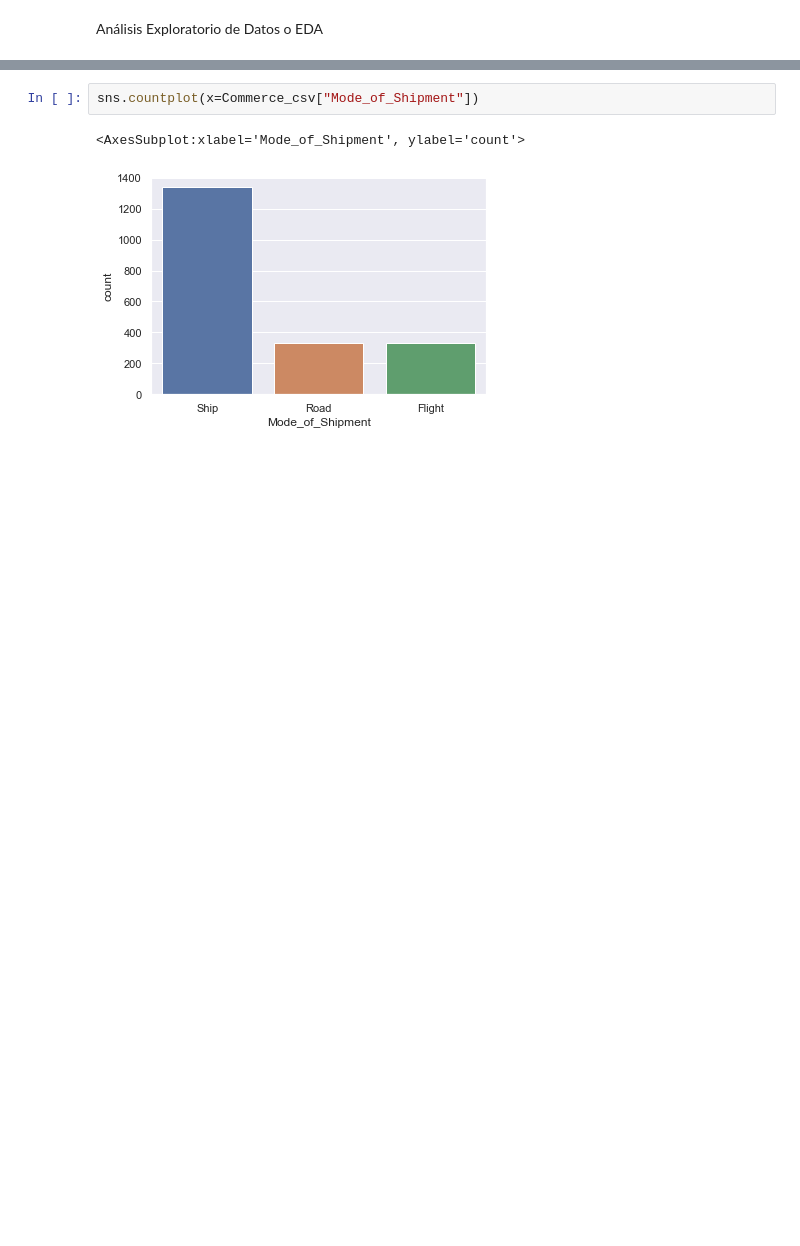
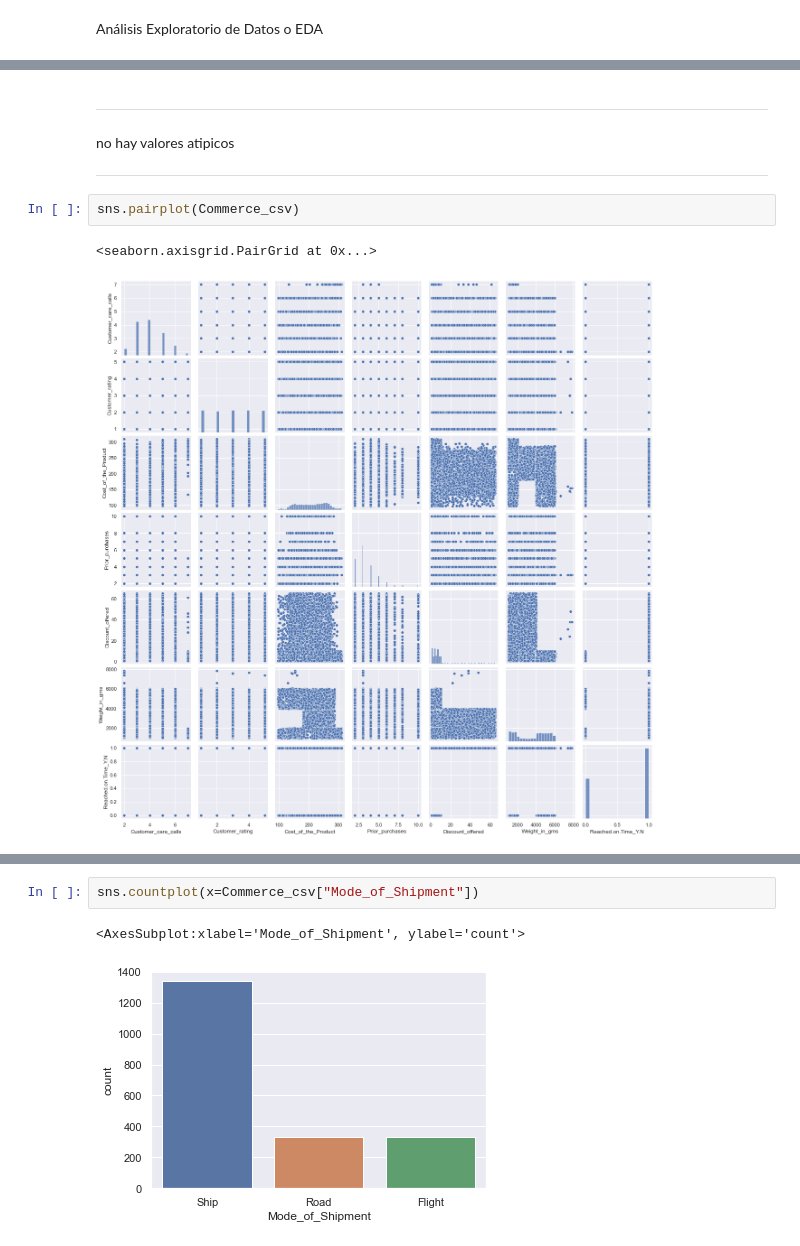
Before and after one commit to bparedes21/Logistica_para_el_Comercio_Mundial, a Jupyter notebook: Exploring-the-data.ipynb, the cells around one changed output, grey strips where cells are left out. Saved outputs shown, nothing was run; the diff lists cells and outputs as text; blank space fills up the shorter version.

```diff
--- a/Exploring-the-data.ipynb
+++ b/Exploring-the-data.ipynb
@@ -56,0 +193,9 @@ Commerce_csv.describe()
+# %% [markdown]
+*******
+no hay valores atipicos
+*******
+# %%
+sns.pairplot(Commerce_csv)
+# %% [output]
+<seaborn.axisgrid.PairGrid at 0x...>
+[figure, added]
```
Also changed, not shown: parts of 163 cells of this notebook, 8 other files.
